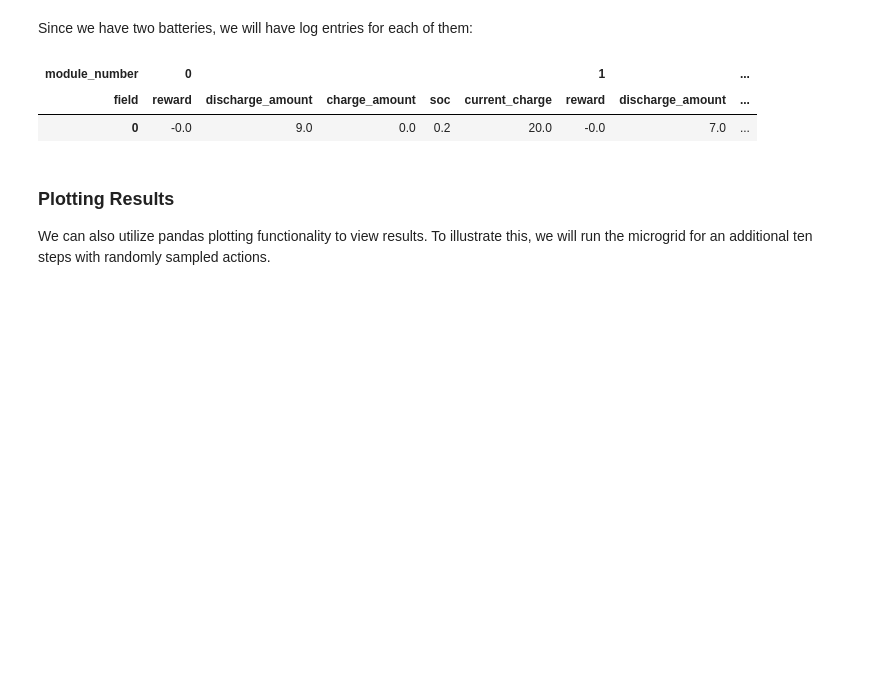
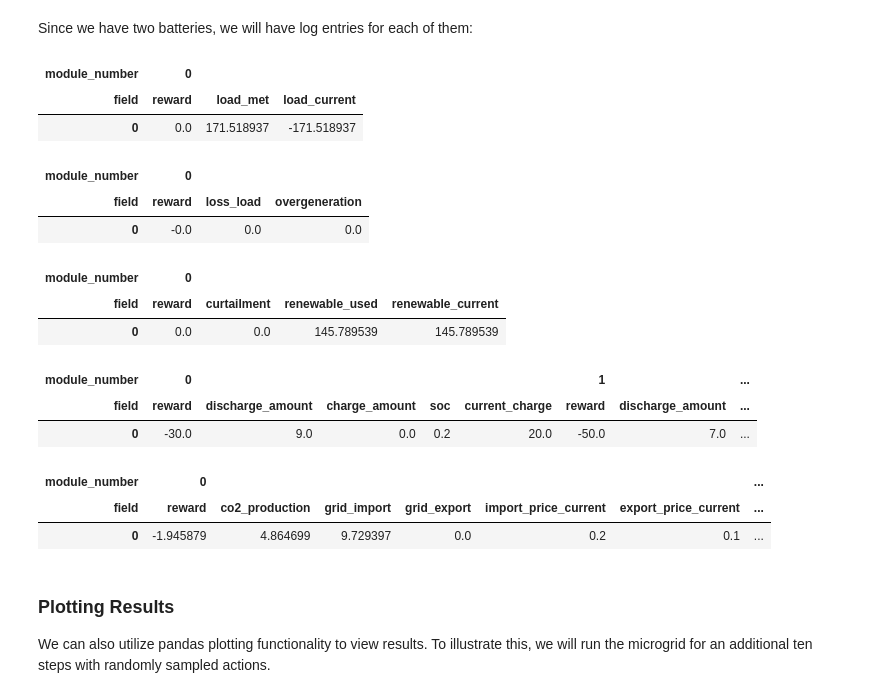
Before and after one commit to Techathon-2025-G5/smart-energy-community-platform, a Jupyter notebook: model/quick-start.ipynb, the cells around one changed output. Cells and saved outputs as stored; diff of their text form; code cells hidden in the pictures; blank space fills up the shorter version.

```diff
--- a/model/quick-start.ipynb
+++ b/model/quick-start.ipynb
@@ -25,6 +25,7 @@ small_battery = BatteryModule(min_capacity=10,
                               max_capacity=100,
                               max_charge=50,
                               max_discharge=50,
+                              battery_cost_cycle=3.0,
                               efficiency=0.9,
                               init_soc=0.2)
 
@@ -32,6 +33,7 @@ large_battery = BatteryModule(min_capacity=10,
                               max_capacity=1000,
                               max_charge=10,
                               max_discharge=10,
+                              battery_cost_cycle=5.0,
                               efficiency=0.7,
                               init_soc=0.2)
 # %% [markdown]
@@ -63,7 +65,7 @@ modules = [
     load,
     grid]
 
-microgrid = Microgrid(modules)
+microgrid = Microgrid(modules, add_unbalanced_module=True, loss_load_cost=10.0, overgeneration_cost=2.0)
 # %% [markdown]
 Printing the microgrid will tell us the modules contained in that microgrid. By default a ``balancing`` module is added to keep track of any unmet demand or excess production. This can be disabled by passing ``unbalanced_energy_module=False``, but is not recommended.
 # %%
@@ -186,11 +188,35 @@ microgrid.log.loc[:, pd.IndexSlice['pv', 0, :]]
 # %% [markdown]
 Since we have two batteries, we will have log entries for each of them:
 # %%
-microgrid.log.loc[:, 'battery']
+microgrid.log.loc[:5, 'load']
 # %% [output]
-| module_number | 0 |  |  |  |  | 1 |  | ... |
-| field | reward | discharge_amount | charge_amount | soc | current_charge | reward | discharge_amount | ... |
-| 0 | -0.0 | 9.0 | 0.0 | 0.2 | 20.0 | -0.0 | 7.0 | ... |
+| module_number | 0 |  |  |
+| field | reward | load_met | load_current |
+| 0 | 0.0 | 171.518937 | -171.518937 |
+# %%
+microgrid.log.loc[:5, 'balancing']
+# %% [output]
+| module_number | 0 |  |  |
+| field | reward | loss_load | overgeneration |
+| 0 | -0.0 | 0.0 | 0.0 |
+# %%
+microgrid.log.loc[:5, 'pv']
+# %% [output]
+| module_number | 0 |  |  |  |
+| field | reward | curtailment | renewable_used | renewable_current |
+| 0 | 0.0 | 0.0 | 145.789539 | 145.789539 |
+# %%
+microgrid.log.loc[:5, 'battery']
+# %% [output]
+| module_number | 0 |  |  |  |  | 1 |  | ... |
+| field | reward | discharge_amount | charge_amount | soc | current_charge | reward | discharge_amount | ... |
+| 0 | -30.0 | 9.0 | 0.0 | 0.2 | 20.0 | -50.0 | 7.0 | ... |
+# %%
+microgrid.log.loc[:5, 'grid']
+# %% [output]
+| module_number | 0 |  |  |  |  |  | ... |
+| field | reward | co2_production | grid_import | grid_export | import_price_current | export_price_current | ... |
+| 0 | -1.945879 | 4.864699 | 9.729397 | 0.0 | 0.2 | 0.1 | ... |
 # %% [markdown]
 ### Plotting Results
 
```
Also changed, not shown: parts of 15 cells of this notebook, 1 other file.
